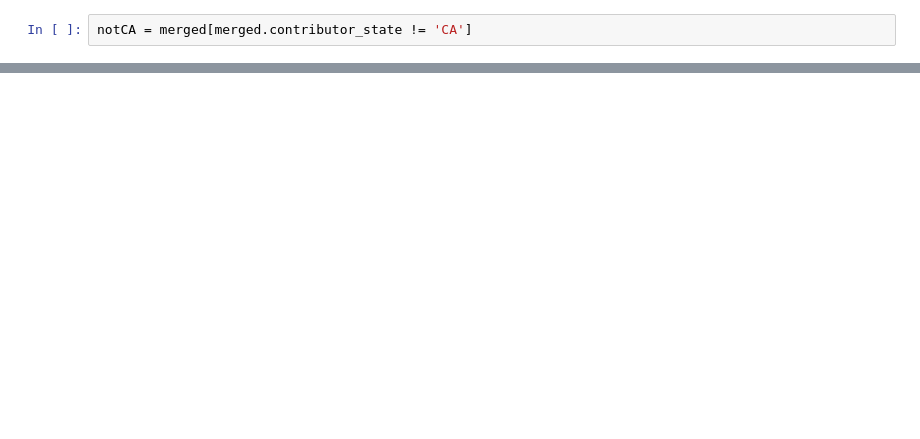
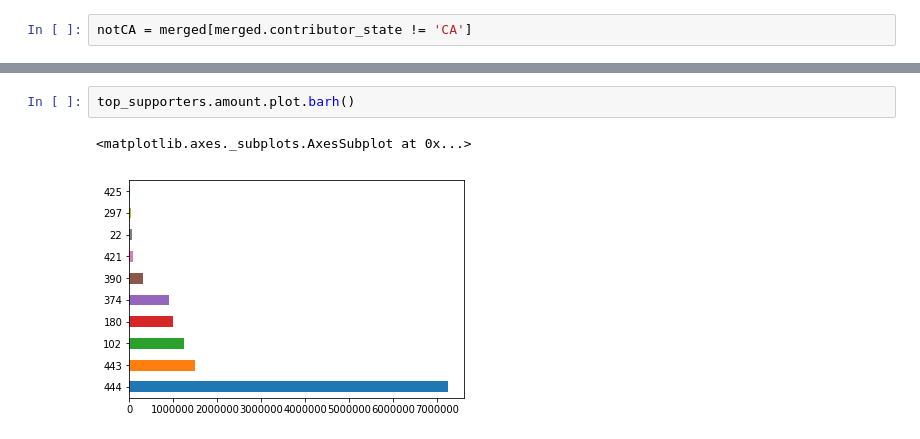
Before and after one commit to candolalrissian/prop-64-notebook, a Jupyter notebook: prop-64-analysis.ipynb, the cells around one changed output, grey strips where cells are left out. Drawn from its saved outputs; the diff is of its cells as text; blank space fills up the shorter version.

```diff
--- a/prop-64-analysis.ipynb
+++ b/prop-64-analysis.ipynb
@@ -568,0 +736,5 @@ merged.info()
+# %%
+top_supporters.amount.plot.barh()
+# %% [output]
+<matplotlib.axes._subplots.AxesSubplot at 0x...>
+[figure, added]
```
Also changed, not shown: parts of 34 cells of this notebook.
